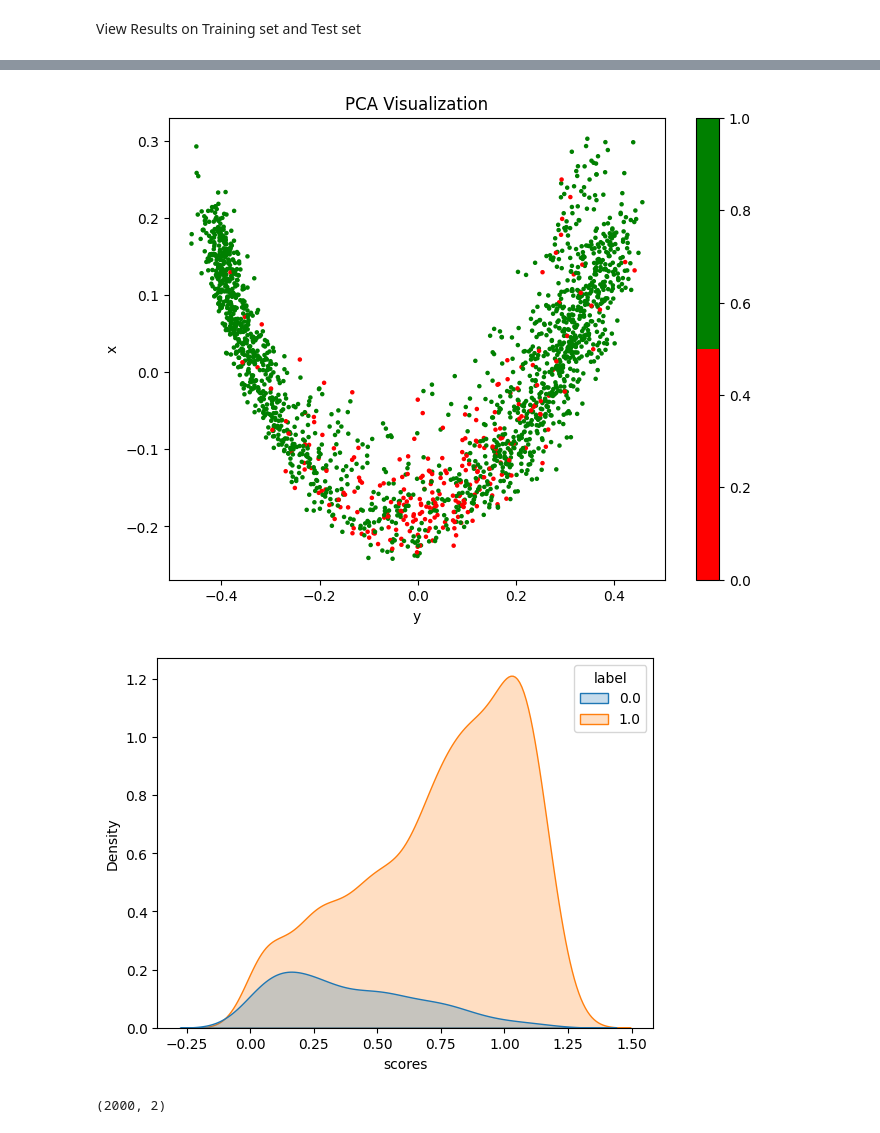
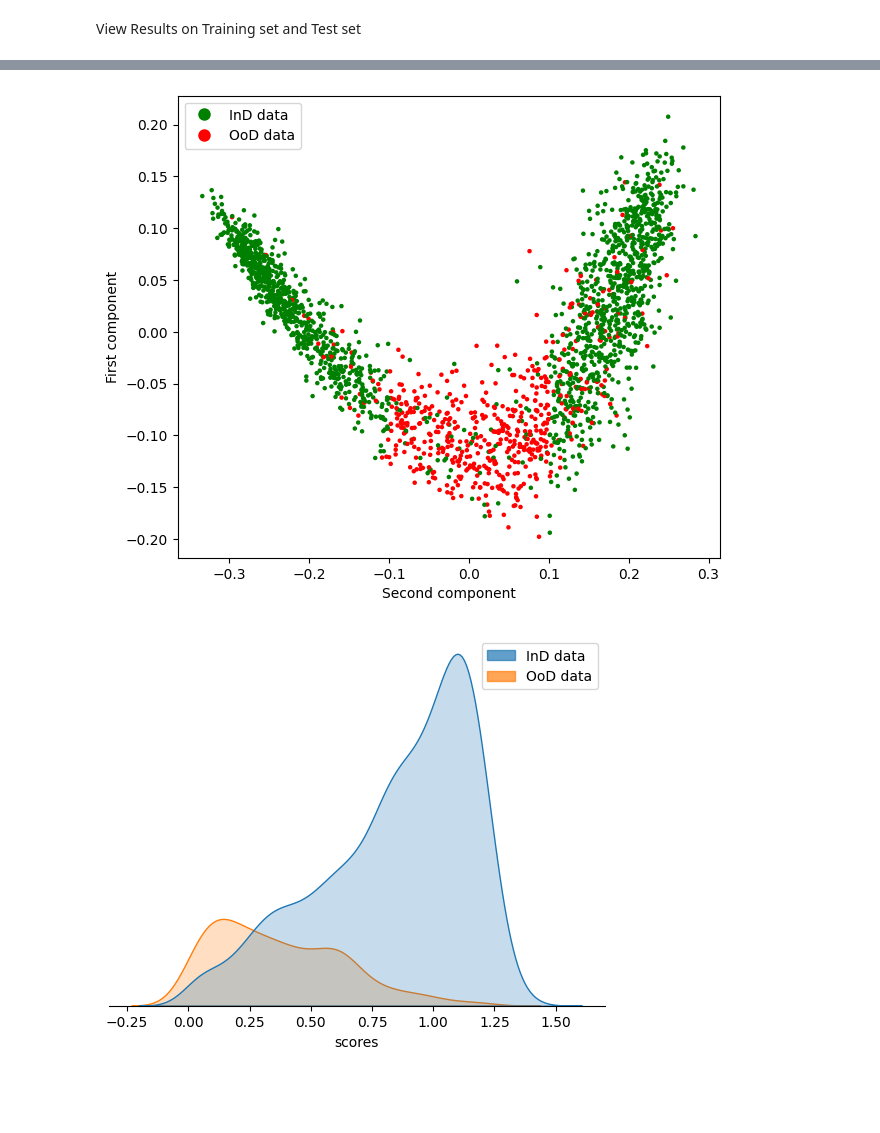
Before and after one commit to Yancy456/LVLM-Hall-OOD, a Jupyter notebook: plots/t-sne.ipynb, the cells around one changed output, grey strips where cells are left out. Cells and saved outputs as stored; diff of their text form; code cells hidden in the pictures; blank space fills up the shorter version.

```diff
--- a/plots/t-sne.ipynb
+++ b/plots/t-sne.ipynb
@@ -73,6 +73,6 @@ There are 10000 responses. 8692 answer correctly and 1308 answer wrongly
 # %%
 length=len(is_correct)
-train_rate=0.8
+train_rate=0.45
 
 all_indices = np.random.permutation(length)
 train_val_idxs = all_indices[:int(
@@ -81,7 +81,7 @@ train_val_idxs = all_indices[:int(
 test_idxs=all_indices[int(
     train_rate * length):]  #test index
 
-validset_len = 2000
+validset_len = 1
 # exclude validation samples.
 train_idxs = train_val_idxs[:len(
     train_val_idxs) - validset_len]  # trainset index
@@ -165,10 +130,11 @@ best_paras
 # %%
-best_layer=best_paras['layer']
+best_layer=27
 #best_layer=24
 # %% [markdown]
 View Results on Training set and Test set
 # %%
-discriminator=KernelPCA(embedding_val[:,best_layer,:],2,M,method='CoP',gamma=1)
-scores=discriminator.get_score(embedding_val[:,best_layer,:])
-best_split=discriminator.get_best_split(scores,hall_label_val)
+M=3584
+discriminator=KernelPCA(embedding_train[:,best_layer,:],2,M,method='CoP',gamma=1)
+scores=discriminator.get_score(embedding_train[:,best_layer,:])
+best_split=discriminator.get_best_split(scores,hall_label_wild)
 # %%
@@ -205,41 +150,70 @@ from matplotlib.colors import ListedColormap
 
 # Load sample data
 data = X_pca
-labels = hall_label_val
+labels = hall_label_wild
 
-# Create a custom colormap
-custom_cmap = ListedColormap([ 'red','green'])
+custom_cmap = ListedColormap(['red', 'green'])
+unique_labels = np.unique(labels)
+label_names = ['OoD data', 'InD data']
 
 # Fit and transform the data
 tsne_result = X_pca
 
+idx=[]
+for i in range(X_pca.shape[0]):
+    if X_pca[i,0]<0.1 and X_pca[i,0]>-0.1:
+        if X_pca[i,1]<0 and X_pca[i,1]>-0.2:
+            idx.append(i)
+
+idx=np.array(idx)
+np.random.shuffle(idx)
+idx=idx[:int(len(idx)*0.6)]
+labels[idx]=0
+
+
 # Plotting the t-SNE result
-plt.figure(figsize=(8, 6))
+plt.figure(figsize=(7, 6))
 scatter = plt.scatter(tsne_result[:, 0], tsne_result[:, 1], c=labels, cmap=custom_cmap, s=5)
-plt.colorbar(scatter)
-plt.title('PCA Visualization')
-plt.xlabel('y')
-plt.ylabel('x')
+
+
+green_patch = plt.Line2D([0], [0], marker='o', color='w', markerfacecolor='green', markersize=10, label='InD data')
+red_patch = plt.Line2D([0], [0], marker='o', color='w', markerfacecolor='red', markersize=10, label='OoD data')
+plt.legend(handles=[green_patch, red_patch])
+
+plt.xlabel('Second component')
+plt.ylabel('First component')
+
+plt.savefig('direct_vs_linear.pdf',format="pdf",bbox_inches='tight')
 plt.show()
 # %% [output]
-[figure, old version]
+[figure, new version]
 # %%
 import seaborn as sns
 import matplotlib.pyplot as plt
 import numpy as np
+import matplotlib.patches as mpatches
 
-data=np.stack((scores,hall_label_val)).T
+data=np.stack((scores,hall_label_wild)).T
 
 df = pd.DataFrame(data, columns=['scores', 'label'])
+
+label_mapping = {0: 'OoD data', 1: 'InD data'}
+df['label'] = df['label'].map(label_mapping)
 
 # Create a density plot
 sns.kdeplot(data=df, x="scores", hue="label", fill=True)
 
+
+# Remove the title 'label' from the legend
+handles = [
+    mpatches.Patch(color=sns.color_palette()[0], label='InD data', alpha=0.7),
+    mpatches.Patch(color=sns.color_palette()[1],label='OoD data' , alpha=0.7)
+]
+plt.legend(handles=handles, title='')
+sns.despine(left=True)
+#plt.gca().axes.yaxis.set_visible(False)  # Hide y-axis
+
 # Show the plot
 plt.show()
 # %% [output]
-[figure, old version]
+[figure, new version]
-# %%
-data.shape
-# %% [output]
-(2000, 2)
```
Also changed, not shown: parts of 15 cells of this notebook, 24 other files.
